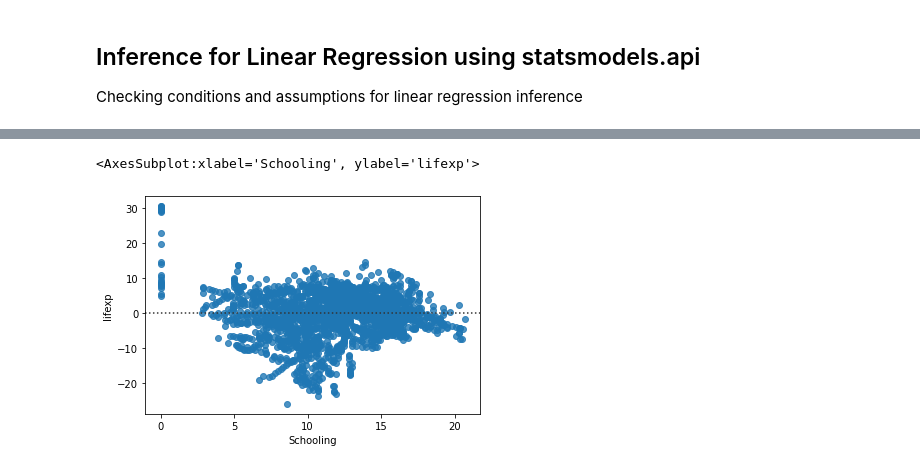
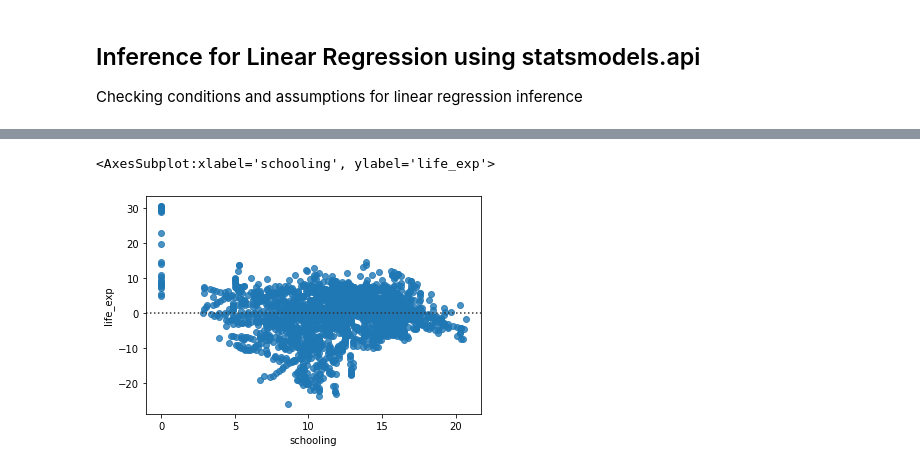
Before and after one commit to vnguyen24/SURF2022, a Jupyter notebook: Session4/Michelle_prep.ipynb, the cells around one changed output, grey strips where cells are left out. Cells and saved outputs as stored; diff of their text form; code cells hidden in the pictures.

```diff
--- a/Session4/Michelle_prep.ipynb
+++ b/Session4/Michelle_prep.ipynb
@@ -172,3 +82,5 @@ who = who.rename(columns=({'Life expectancy ':'lifexp'}))
+# %%
+who = pd.read_csv("world_health.csv")
 # %%
 who.head()
 # %% [output]
@@ -209,8 +106,8 @@ sns.lmplot(data = who, x = "Schooling", y = "lifexp")
 # %%
-sns.residplot(data = who,x = "Schooling", y = "lifexp")
+sns.residplot(data = who,x = "schooling", y = "life_exp")
 # %% [output]
-<AxesSubplot:xlabel='Schooling', ylabel='lifexp'>
+<AxesSubplot:xlabel='schooling', ylabel='life_exp'>
-[figure, old version]
+[figure, new version]
 # %%
 sma.qqplot(model1.resid, line="s");
 # %% [output]
```
Also changed, not shown: parts of 36 cells of this notebook.
